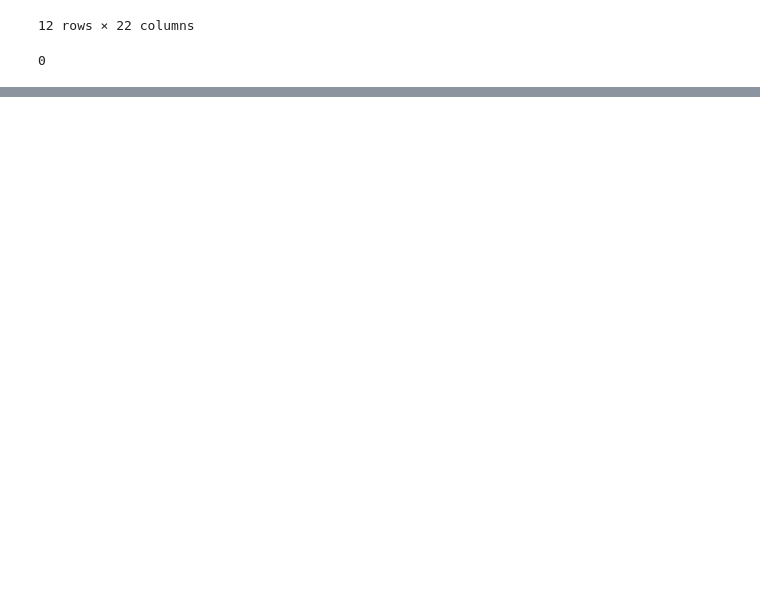
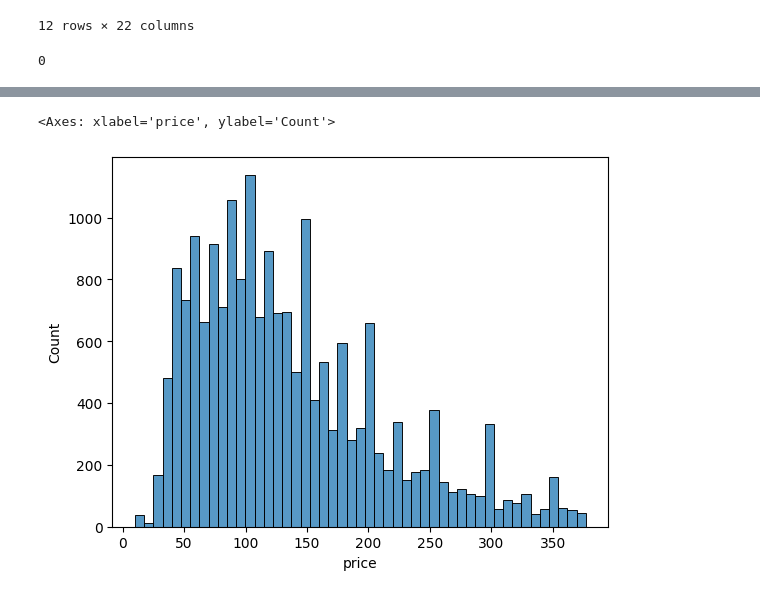
Before and after one commit to DatagenieSK/Python-EDA-of-AirBnB-2024, a Jupyter notebook: airbnb_2024.ipynb, the cells around one changed output, grey strips where cells are left out. Saved outputs shown, nothing was run; the diff lists cells and outputs as text; code cells hidden in the pictures; blank space fills up the shorter version.

```diff
--- a/airbnb_2024.ipynb
+++ b/airbnb_2024.ipynb
@@ -147,0 +162,10 @@ data.duplicated().sum()
+# %%
+Q1 = data['price'].quantile(0.25)
+Q3 = data['price'].quantile(0.75)
+IQR = Q3 - Q1
+
+lower_bound = Q1 - 1.5 * IQR
+upper_bound = Q3 + 1.5 * IQR
+
+outliers = data[(data['price'] < lower_bound) | (data['price'] > upper_bound)]
+print(outliers)
@@ -147,0 +190,7 @@ data.duplicated().sum()
+# %%
+data = data[(data['price'] >= lower_bound) & (data['price'] <= upper_bound)]
+# %%
+sns.histplot(data=data, x ="price")
+# %% [output]
+<Axes: xlabel='price', ylabel='Count'>
+[figure, added]
```
Also changed, not shown: parts of 6 cells of this notebook.
